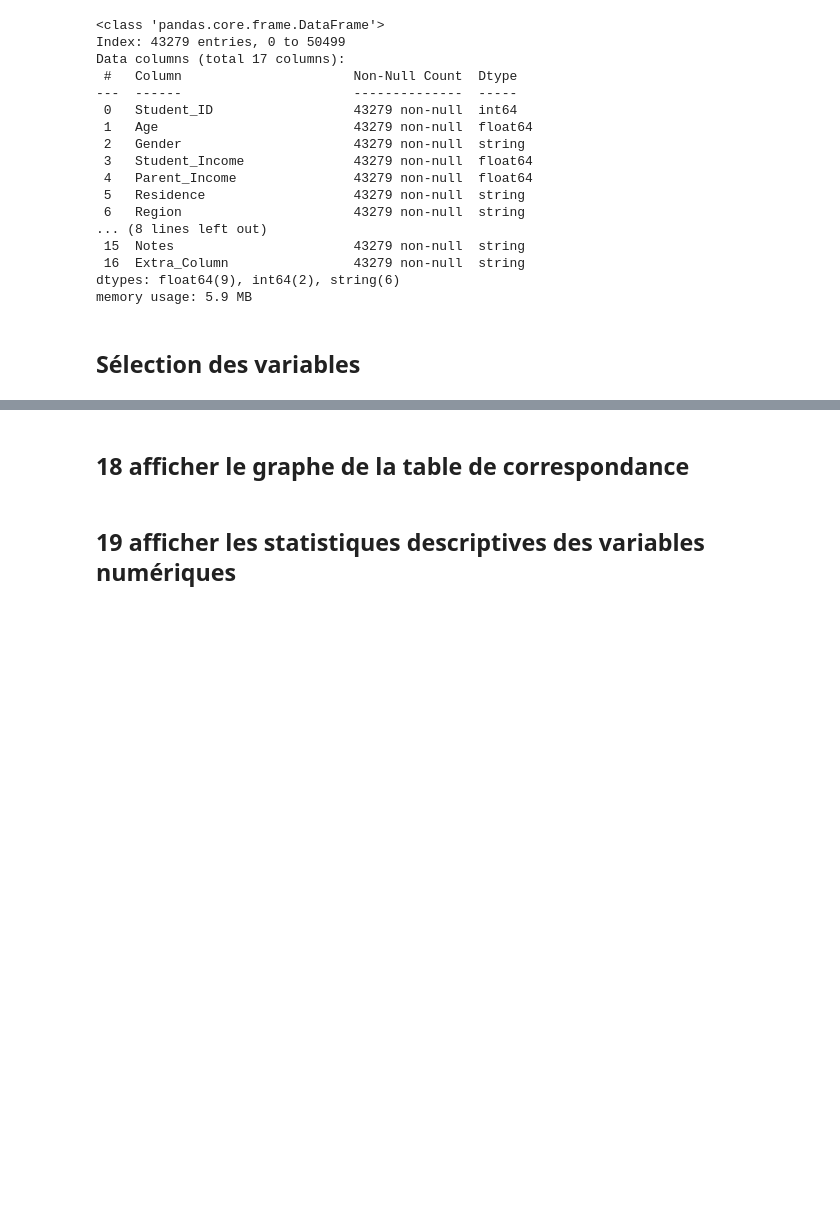
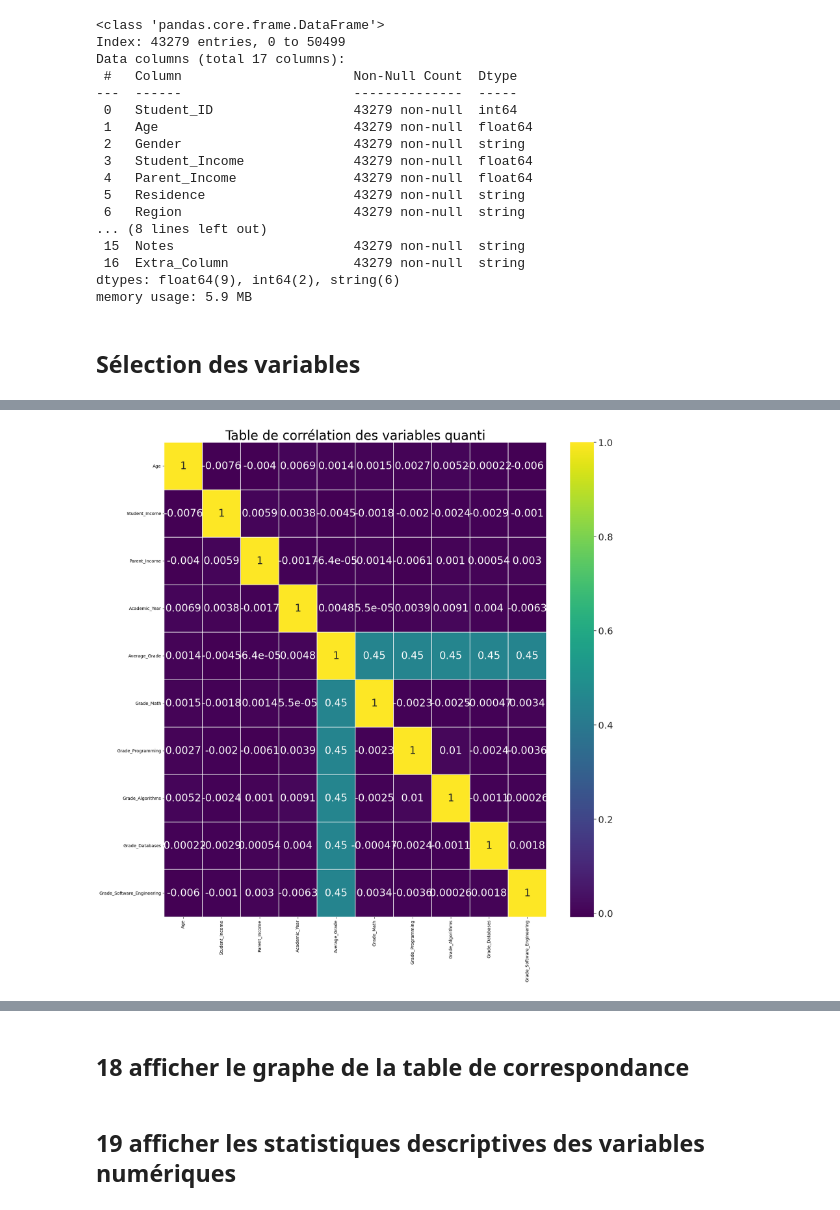
Before and after one commit to jabibamman/examen_ML_5_AL2, a Jupyter notebook: clustering_etudiant.ipynb, the cells around one changed output, grey strips where cells are left out. Saved outputs shown, nothing was run; the diff lists cells and outputs as text; code cells hidden in the pictures; blank space fills up the shorter version.

Commit message:
visualisation

```diff
--- a/clustering_etudiant.ipynb
+++ b/clustering_etudiant.ipynb
@@ -252,0 +198,2 @@ table_corr
+# %%
+clean_data = raw_data_delete[features_quanti + features_quali]
@@ -252,0 +221,3 @@ table_corr
+# %%
+clean_data.loc[:, "Residence"] = clean_data["Residence"].str.lower()
+clean_data["Residence"].value_counts().sort_index()
@@ -252,0 +242,15 @@ table_corr
+# %%
+clean_data = clean_data.copy()
+clean_data["Gender"] = clean_data["Gender"].str.lower()
+gender_map = {
+    "f": "female",
+    "female": "female",
+    "femle": "female",
+    "m": "male",
+    "male": "male",
+    "other": "other",
+    "nan": "other"
+}
+clean_data["Gender"] = clean_data["Gender"].map(gender_map)
+clean_data["Gender"] = clean_data["Gender"].fillna("other")
+clean_data["Gender"].value_counts().sort_index()
@@ -252,0 +291,3 @@ table_corr
+# %%
+corr = clean_data[features_quanti].corr()
+corr
@@ -252,0 +306,20 @@ table_corr
+# %%
+# graphique des correlations
+plt.figure(figsize=(20, 20))
+
+plt.title("Table de corrélation des variables quanti", fontsize=30)
+
+sns.set(style="darkgrid", font_scale=2)
+plt.xlabel("",fontsize=20)
+plt.ylabel("",fontsize=20)
+
+sns.heatmap(corr,
+            cmap='viridis',
+            cbar=True,
+            #vmax=1.0, vmin=-1.0,
+            linewidths=0.3,
+            annot=True,
+            #annot_kws={"size": 8}, square=True
+           );
+# %% [output]
+[figure, added]
```
Also changed, not shown: parts of 39 cells of this notebook.
